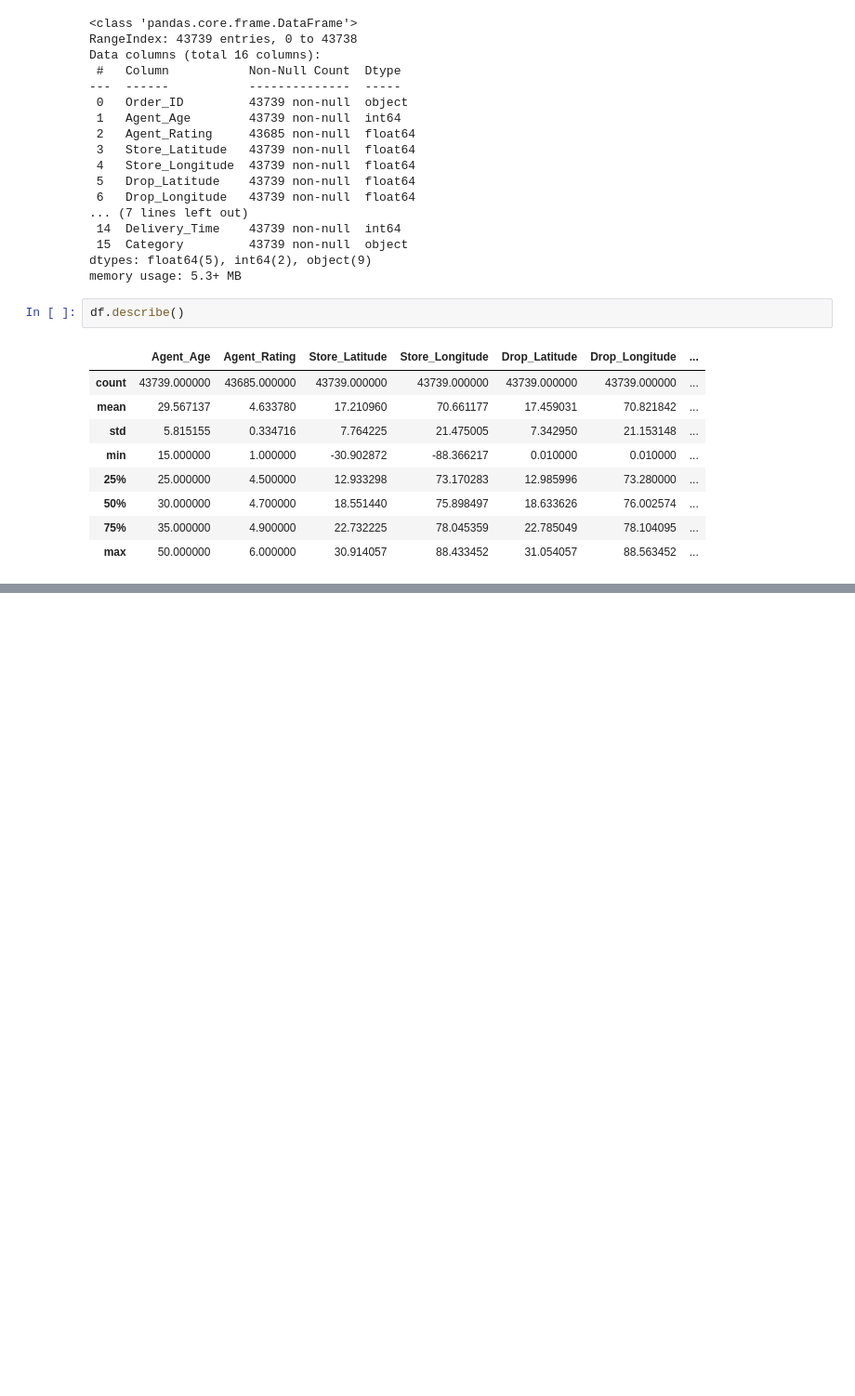
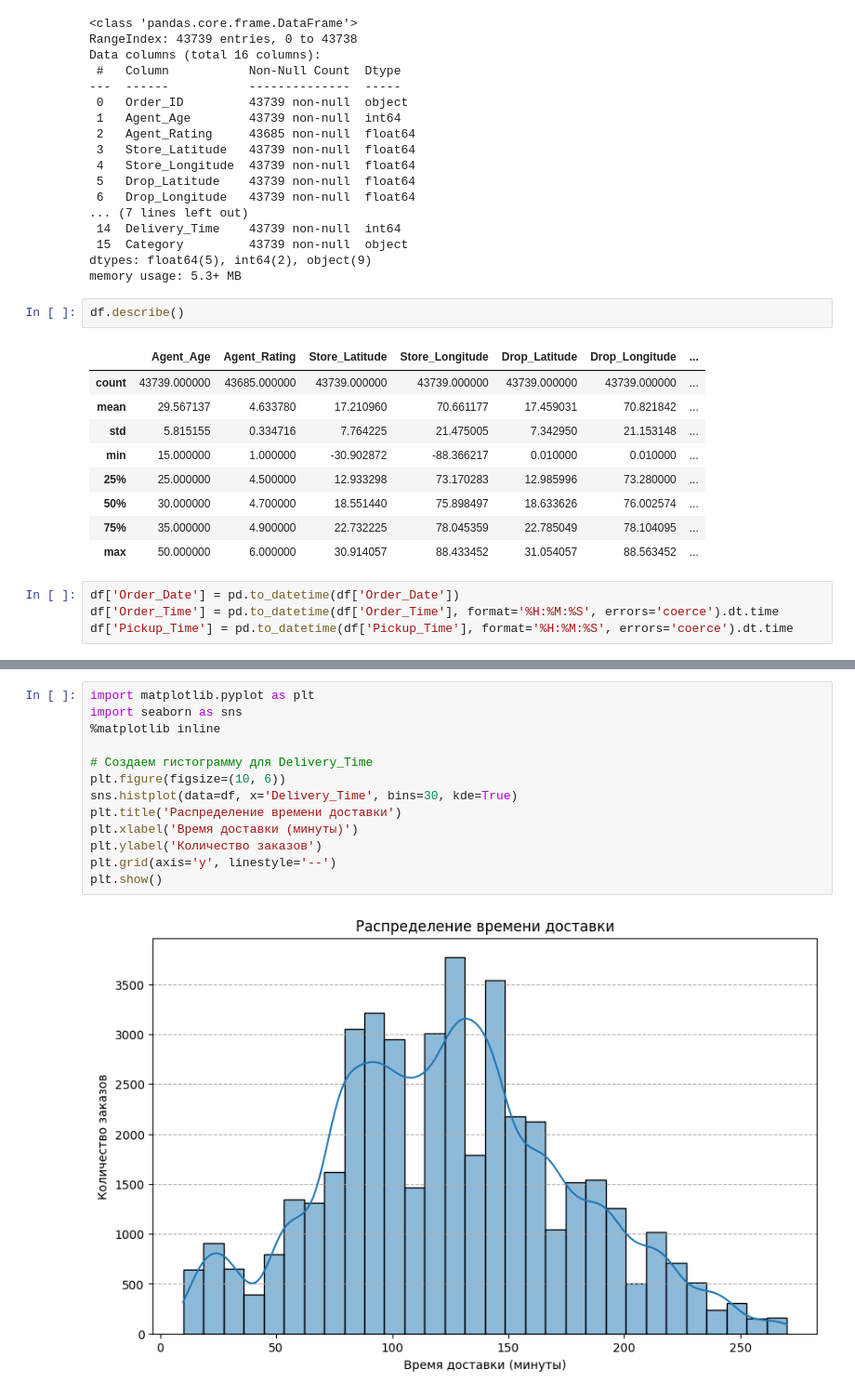
Before and after one commit to darinbtw/Machine_learning_to_optimize_processes_in_logistics, a Jupyter notebook: amazon_delivery_ml.ipynb, the cells around one changed output, grey strips where cells are left out. Shown: that part at 93% size. Cells and saved outputs as stored; diff of their text form; blank space fills up the shorter version.

```diff
--- a/amazon_delivery_ml.ipynb
+++ b/amazon_delivery_ml.ipynb
@@ -43,3 +43,7 @@ df.describe()
 | 50% | 30.000000 | 4.700000 | 18.551440 | 75.898497 | 18.633626 | 76.002574 | ... |
 | 75% | 35.000000 | 4.900000 | 22.732225 | 78.045359 | 22.785049 | 78.104095 | ... |
 | max | 50.000000 | 6.000000 | 30.914057 | 88.433452 | 31.054057 | 88.563452 | ... |
+# %%
+df['Order_Date'] = pd.to_datetime(df['Order_Date'])
+df['Order_Time'] = pd.to_datetime(df['Order_Time'], format='%H:%M:%S', errors='coerce').dt.time
+df['Pickup_Time'] = pd.to_datetime(df['Pickup_Time'], format='%H:%M:%S', errors='coerce').dt.time
@@ -45,0 +70,15 @@ df.describe()
+# %%
+import matplotlib.pyplot as plt
+import seaborn as sns
+%matplotlib inline
+
+# Создаем гистограмму для Delivery_Time
+plt.figure(figsize=(10, 6))
+sns.histplot(data=df, x='Delivery_Time', bins=30, kde=True)
+plt.title('Распределение времени доставки')
+plt.xlabel('Время доставки (минуты)')
+plt.ylabel('Количество заказов')
+plt.grid(axis='y', linestyle='--')
+plt.show()
+# %% [output]
+[figure, added]
```
Also changed, not shown: parts of 18 cells of this notebook.
